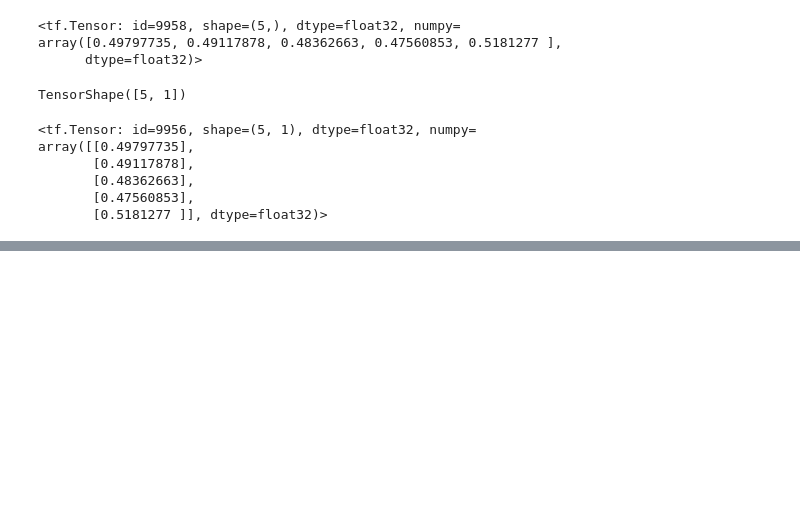
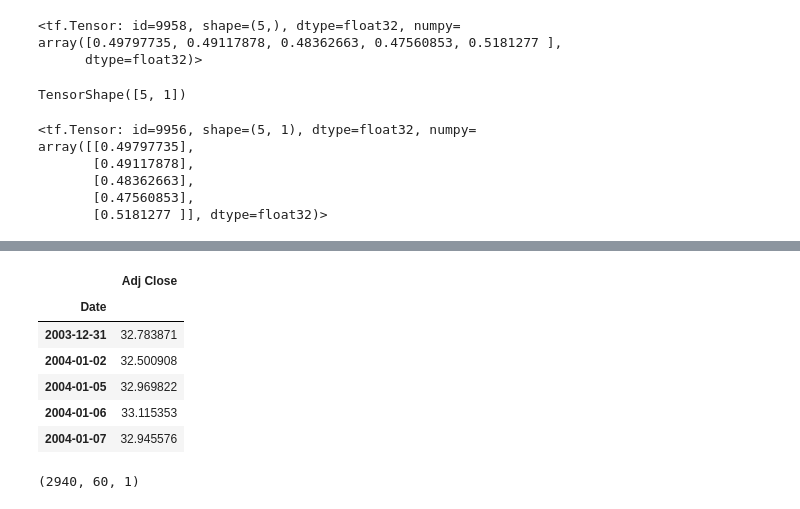
Before and after one commit to ankit2788/ReinforcementLearning, a Jupyter notebook: TrainAgent_PolicyNetwork.ipynb, the cells around one changed output, grey strips where cells are left out. Cells and saved outputs as stored; diff of their text form; code cells hidden in the pictures; blank space fills up the shorter version.

```diff
--- a/TrainAgent_PolicyNetwork.ipynb
+++ b/TrainAgent_PolicyNetwork.ipynb
@@ -868,0 +910,20 @@ array([[0.49797735],
+# %%
+# -----LSTM training
+import os
+
+LIB_PATH = os.environ["RL_PATH"]
+LOG_PATH = f'{LIB_PATH}/../logs/'
+DATA_PATH = "/Users/ankitgupta/Documents/git/anks/MachineLearning/ReinforcementLearning/UseCases/Port_2Stock/data"
+
+_path = os.path.join(DATA_PATH, f"APA.csv")
+_thisData = pd.read_csv(_path, index_col = "Date")
+# %%
+_thisData.head()
+# %% [output]
+|  | Adj Close |
+| Date |  |
+| 2003-12-31 | 32.783871 |
+| 2004-01-02 | 32.500908 |
+| 2004-01-05 | 32.969822 |
+| 2004-01-06 | 33.115353 |
+| 2004-01-07 | 32.945576 |
@@ -868,0 +941,8 @@ array([[0.49797735],
+# %%
+X_train = np.array(x_train)
+Y_train = np.array(y_train)
+X_train.shape
+X_train = np.reshape(X_train, (X_train.shape[0], X_train.shape[1], 1))
+X_train.shape
+# %% [output]
+(2940, 60, 1)
```
Also changed, not shown: parts of 18 cells of this notebook, 30 other files.
